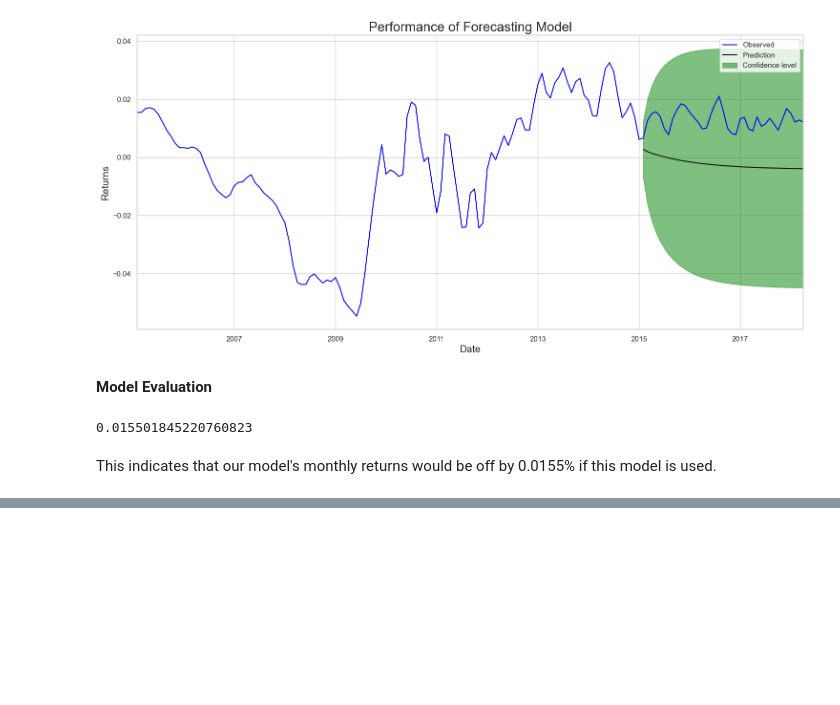
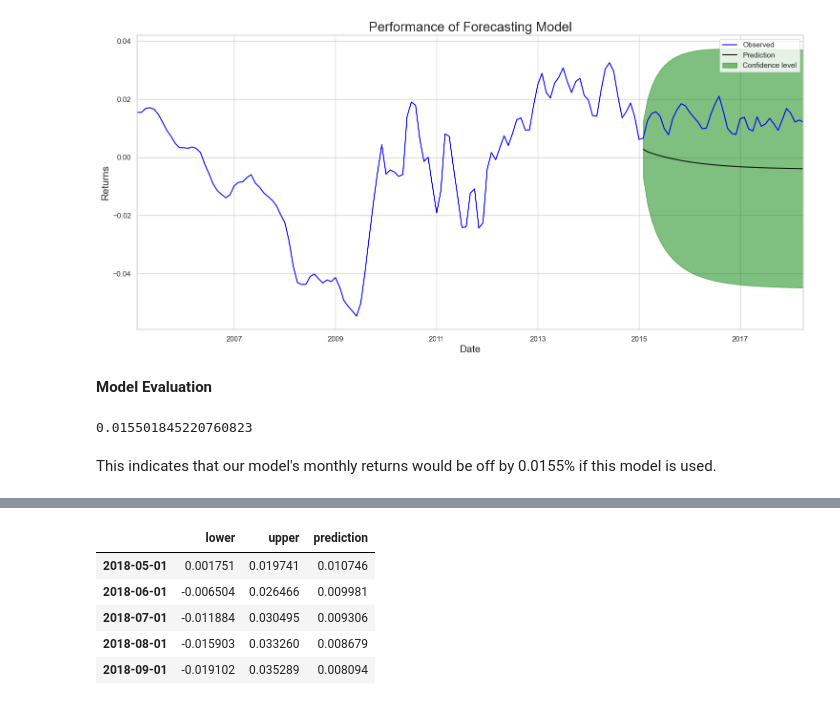
Before and after one commit to stanoff/dsc-project-time-series, a Jupyter notebook: Untitled.ipynb, the cells around one changed output, grey strips where cells are left out. Drawn from its saved outputs; the diff is of its cells as text; code cells hidden in the pictures; blank space fills up the shorter version.

```diff
--- a/Untitled.ipynb
+++ b/Untitled.ipynb
@@ -805,0 +837,14 @@ This indicates that our model's monthly returns would be off by 0.0155% if this
+# %%
+# Getting a forecast for the next 36 months after the last recorded date on our dataset.
+forecast = full_output.get_forecast(36)
+future_prediction = forecast.conf_int()
+future_prediction['Price'] = forecast.predicted_mean
+future_prediction.columns = ['lower','upper','prediction']
+future_prediction.head()
+# %% [output]
+|  | lower | upper | prediction |
+| 2018-05-01 | 0.001751 | 0.019741 | 0.010746 |
+| 2018-06-01 | -0.006504 | 0.026466 | 0.009981 |
+| 2018-07-01 | -0.011884 | 0.030495 | 0.009306 |
+| 2018-08-01 | -0.015903 | 0.033260 | 0.008679 |
+| 2018-09-01 | -0.019102 | 0.035289 | 0.008094 |
```
Also changed, not shown: parts of 10 cells of this notebook.
